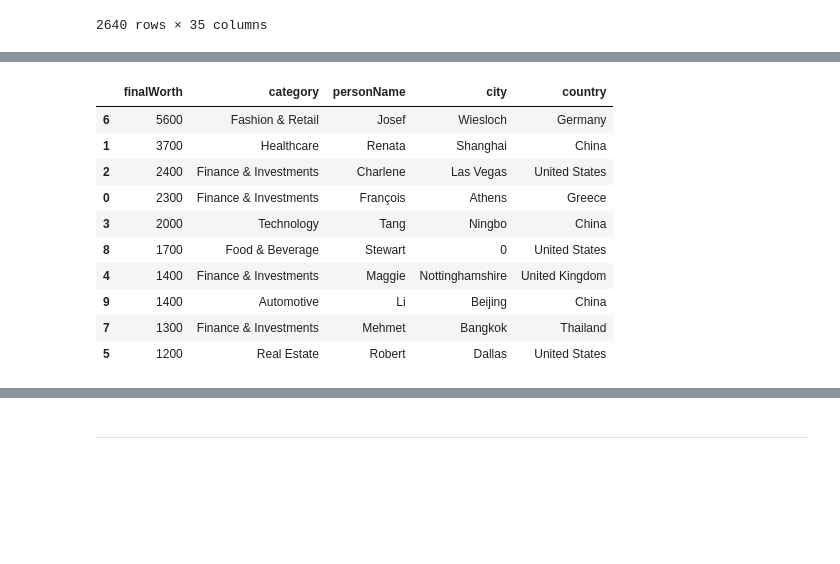
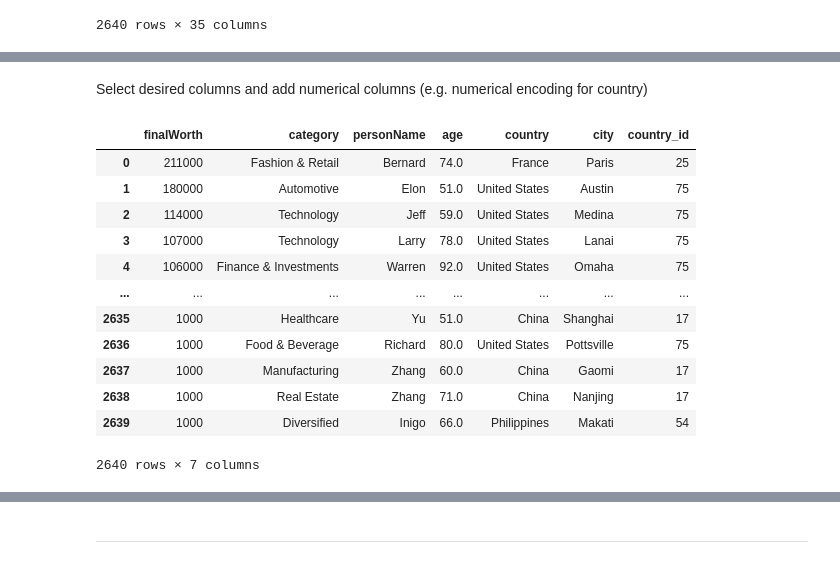
Before and after one commit to Xfcosta/DataFrameSampler, a Jupyter notebook: dataframe_sampler_notebook.ipynb, the cells around one changed output, grey strips where cells are left out. Saved outputs shown, nothing was run; the diff lists cells and outputs as text; code cells hidden in the pictures; blank space fills up the shorter version.

```diff
--- a/dataframe_sampler_notebook.ipynb
+++ b/dataframe_sampler_notebook.ipynb
@@ -74,7 +72,0 @@ Select desired columns and add numerical columns (e.g. numerical encoding for co
-# %%
-df = df[['finalWorth', 'category', 'personName', 'age', 'country', 'city']]
-df['personName'] = df['personName'].str.split().str[0]
-from sklearn.preprocessing import LabelEncoder
-df['country_id'] = LabelEncoder().fit_transform(df['country'])
-df = df.fillna(0)
-df
@@ -105,24 +73,34 @@ See the caveats in the documentation: https://pandas.pydata.org/pandas-docs/stab
-# %%
-from dataframe_sampler import ConcreteDataFrameSampler
-vectorizing_columns_dict = {
-    'personName':['age','country_id'],
-    'country':['country_id'],
-    'city':['country_id']}
-sampled_columns=['finalWorth', 'category', 'personName','city', 'country']
-n_bins = df['country_id'].max()*2
-sampler = ConcreteDataFrameSampler(n_bins=n_bins,n_neighbours=5, sampled_columns=sampled_columns, vectorizing_columns_dict=vectorizing_columns_dict)
-sampler.fit(df)
-generated_df = sampler.sample(n_samples=10)
-generated_df.sort_values(by=['finalWorth'], ascending=False)
-# %% [output]
-|  | finalWorth | category | personName | city | country |
-| 6 | 5600 | Fashion & Retail | Josef | Wiesloch | Germany |
-| 1 | 3700 | Healthcare | Renata | Shanghai | China |
-| 2 | 2400 | Finance & Investments | Charlene | Las Vegas | United States |
-| 0 | 2300 | Finance & Investments | François | Athens | Greece |
-| 3 | 2000 | Technology | Tang | Ningbo | China |
-| 8 | 1700 | Food & Beverage | Stewart | 0 | United States |
-| 4 | 1400 | Finance & Investments | Maggie | Nottinghamshire | United Kingdom |
-| 9 | 1400 | Automotive | Li | Beijing | China |
-| 7 | 1300 | Finance & Investments | Mehmet | Bangkok | Thailand |
-| 5 | 1200 | Real Estate | Robert | Dallas | United States |
+# %% [markdown]
+Select desired columns and add numerical columns (e.g. numerical encoding for country)
+# %%
+# Importing the LabelEncoder from sklearn's preprocessing module
+from sklearn.preprocessing import LabelEncoder
+
+# Create a copy of the original DataFrame with only the specified columns
+df = df[['finalWorth', 'category', 'personName', 'age', 'country', 'city']].copy()
+
+# Ensure that all values in the 'country' column are treated as strings
+df['country'] = df['country'].astype(str)
+
+# Split the 'personName' column by spaces and keep only the first part (first name)
+df.loc[:, 'personName'] = df['personName'].str.split().str[0]
+
+# Encode the 'country' column with integer values, creating a new 'country_id' column
+df.loc[:, 'country_id'] = LabelEncoder().fit_transform(df['country'])
+
+# Display the DataFrame to confirm changes
+df
+# %% [output]
+|  | finalWorth | category | personName | age | country | city | country_id |
+| 0 | 211000 | Fashion & Retail | Bernard | 74.0 | France | Paris | 25 |
+| 1 | 180000 | Automotive | Elon | 51.0 | United States | Austin | 75 |
+| 2 | 114000 | Technology | Jeff | 59.0 | United States | Medina | 75 |
+| 3 | 107000 | Technology | Larry | 78.0 | United States | Lanai | 75 |
+| 4 | 106000 | Finance & Investments | Warren | 92.0 | United States | Omaha | 75 |
+| ... | ... | ... | ... | ... | ... | ... | ... |
+| 2635 | 1000 | Healthcare | Yu | 51.0 | China | Shanghai | 17 |
+| 2636 | 1000 | Food & Beverage | Richard | 80.0 | United States | Pottsville | 75 |
+| 2637 | 1000 | Manufacturing | Zhang | 60.0 | China | Gaomi | 17 |
+| 2638 | 1000 | Real Estate | Zhang | 71.0 | China | Nanjing | 17 |
+| 2639 | 1000 | Diversified | Inigo | 66.0 | Philippines | Makati | 54 |
+2640 rows × 7 columns
```
Also changed, not shown: parts of 14 cells of this notebook.
